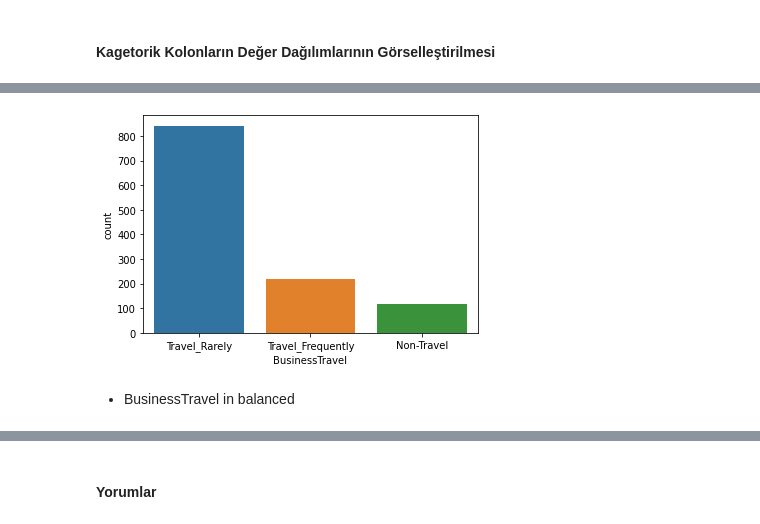
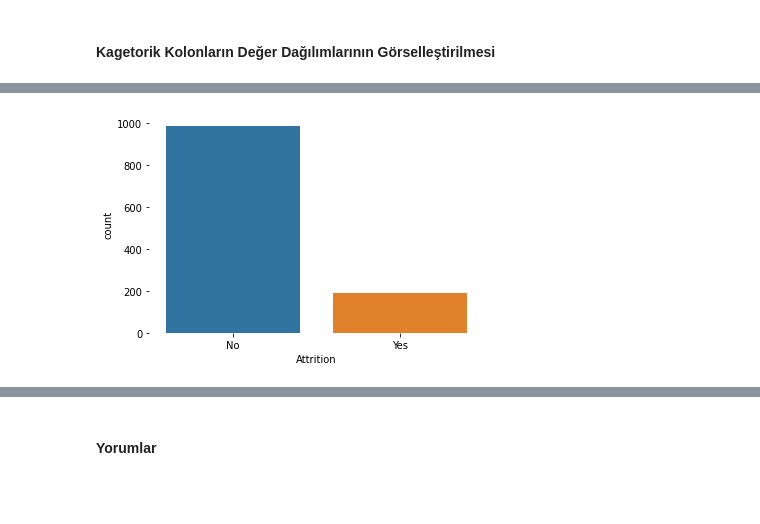
Before and after one commit to dsbootcamp-projects-2022-1/dsbootcamp2022-hr-attrition-prediction-project-vlkan, a Jupyter notebook: Project Template.ipynb, the cells around one changed output, grey strips where cells are left out. Drawn from its saved outputs; the diff is of its cells as text; code cells hidden in the pictures; blank space fills up the shorter version.

```diff
--- a/Project Template.ipynb
+++ b/Project Template.ipynb
@@ -297,7 +343,5 @@ dtype: object
-# %%
-import seaborn as sns
-_ = sns.countplot(x="BusinessTravel", data = train)
-# %% [output]
-[figure, removed]
-# %% [markdown]
-* BusinessTravel in balanced
+# %%
+sns.countplot(train["Attrition"])
+sns.despine(left=True, bottom=True)
+# %% [output]
+[figure, added]
```
Also changed, not shown: parts of 168 cells of this notebook, 1 other file.
